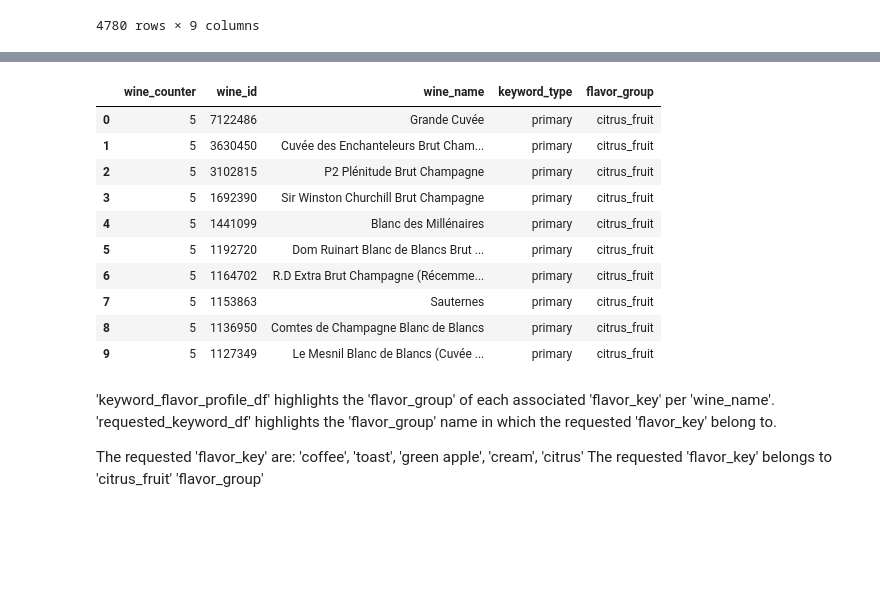
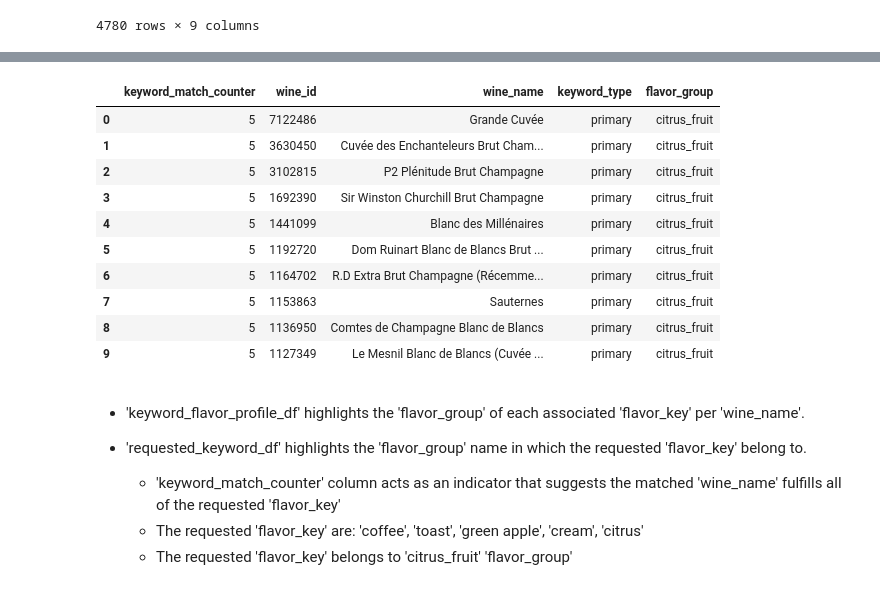
Before and after one commit to moni2code/project_vivino, a Jupyter notebook: notebooks/vivino_analysis_combination.ipynb, the cells around one changed output, grey strips where cells are left out. Drawn from its saved outputs; the diff is of its cells as text; code cells hidden in the pictures; blank space fills up the shorter version.

```diff
--- a/notebooks/vivino_analysis_combination.ipynb
+++ b/notebooks/vivino_analysis_combination.ipynb
@@ -403,7 +375,7 @@ display(keyword_flavor_profile_df)
 # Identifying the group_name of the requested flavor keywords
 query_requested_keywords = vivino_engine.execute(
     """
-    SELECT count(wines.name) as wine_counter,
+    SELECT count(wines.name) as keyword_match_counter,
         keywords_wine.wine_id,
         wines.name AS wine_name,
         keywords_wine.keyword_type AS keyword_type,
@@ -418,7 +390,7 @@ query_requested_keywords = vivino_engine.execute(
     )
         AND keyword_type = 'primary'
         GROUP BY wine_id
-        ORDER BY wine_counter DESC
+        ORDER BY keyword_match_counter DESC
         LIMIT 10;
     """
 )
@@ -457,4 +429,4 @@ display(requested_keyword_df)
-|  | wine_counter | wine_id | wine_name | keyword_type | flavor_group |
+|  | keyword_match_counter | wine_id | wine_name | keyword_type | flavor_group |
 | 0 | 5 | 7122486 | Grande Cuvée | primary | citrus_fruit |
 | 1 | 5 | 3630450 | Cuvée des Enchanteleurs Brut Cham... | primary | citrus_fruit |
 | 2 | 5 | 3102815 | P2 Plénitude Brut Champagne | primary | citrus_fruit |
@@ -466,8 +438,9 @@ display(requested_keyword_df)
 | 8 | 5 | 1136950 | Comtes de Champagne Blanc de Blancs | primary | citrus_fruit |
 | 9 | 5 | 1127349 | Le Mesnil Blanc de Blancs (Cuvée ... | primary | citrus_fruit |
 # %% [markdown]
-'keyword_flavor_profile_df' highlights the 'flavor_group' of each associated 'flavor_key' per 'wine_name'.
-'requested_keyword_df' highlights the 'flavor_group' name in which the requested 'flavor_key' belong to.
+ - 'keyword_flavor_profile_df' highlights the 'flavor_group' of each associated 'flavor_key' per 'wine_name'.
 
-The requested 'flavor_key' are: 'coffee', 'toast', 'green apple', 'cream', 'citrus'
-The requested 'flavor_key' belongs to 'citrus_fruit' 'flavor_group'
+ - 'requested_keyword_df' highlights the 'flavor_group' name in which the requested 'flavor_key' belong to.
+     - 'keyword_match_counter' column acts as an indicator that suggests the matched 'wine_name' fulfills all of the requested 'flavor_key'
+     - The requested 'flavor_key' are: 'coffee', 'toast', 'green apple', 'cream', 'citrus'
+     - The requested 'flavor_key' belongs to 'citrus_fruit' 'flavor_group'
```
Also changed, not shown: parts of 8 cells of this notebook.
